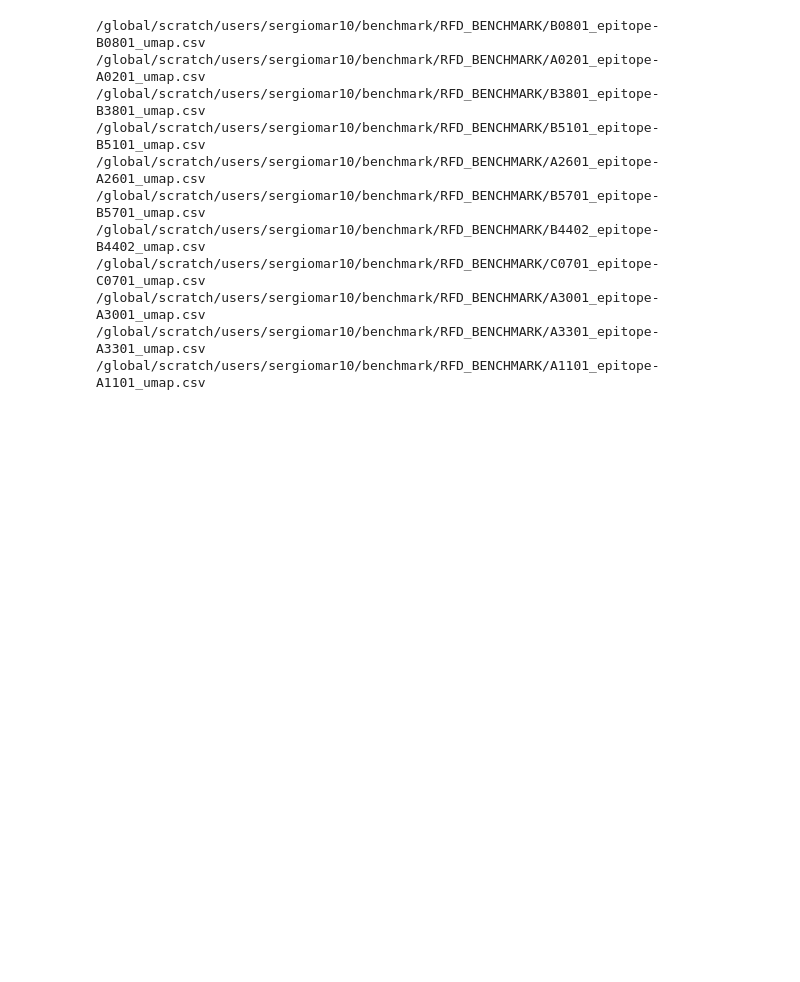
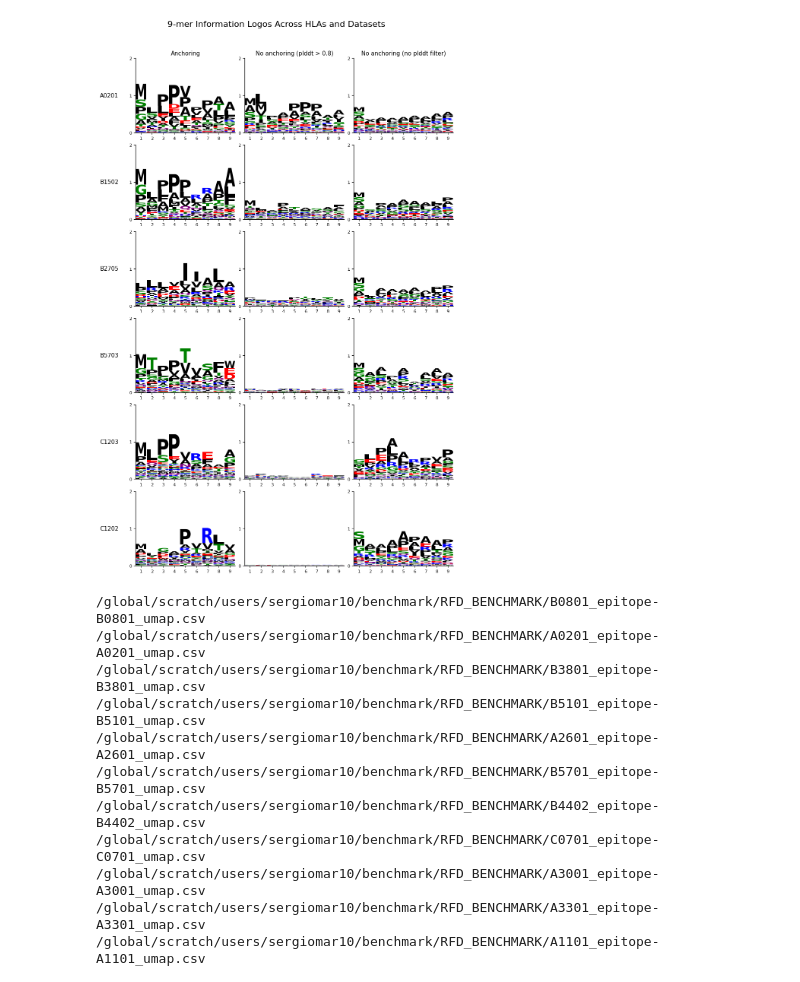
Before and after one commit to sermare/ESMCBA, a Jupyter notebook: jupyter_notebooks/rdfiffusion/ICML_notebook.ipynb, the cells around one changed output. Cells and saved outputs as stored; diff of their text form; code cells hidden in the pictures; blank space fills up the shorter version.

```diff
--- a/jupyter_notebooks/rdfiffusion/ICML_notebook.ipynb
+++ b/jupyter_notebooks/rdfiffusion/ICML_notebook.ipynb
@@ -12,2 +140,63 @@ import matplotlib.colors as mcolors
+# %%
+
+amino_acids = list("ACDEFGHIKLMNPQRSTVWY")
+bg_probs = [1 / 20] * 20
+alleles =  ['A0201','B1502', 'B2705', 'B5703', 'C1203','C1202'] #rfd_peptides_all[rfd_peptides_all['hla_allele'].notna()]['hla_allele'].unique()
+datasets_names = ["Anchoring", "No anchoring (plddt > 0.8)", "No anchoring (no plddt filter)"]
+
+n_rows = len(alleles)
+n_cols = len(datasets_names)
+
+fig, axes = plt.subplots(n_rows, n_cols, figsize=(n_cols * 3.2, n_rows * 2.4), squeeze=False)
+
+for row_idx, allele in enumerate(alleles):
+
+    pwm_pred     = build_pwm(rfd_peptides_all[(rfd_peptides_all['plddt'] > 0.6) & (rfd_peptides_all['hla_allele'] == allele)],
+                            seq_col="epitope",  allele_col="hla_allele")
+
+    pwm_train     = build_pwm(results[(results['plddt'] > 0.8) & (results['hla_allele'] == allele)],
+                        seq_col="epitope",  allele_col="hla_allele")
+
+    pwm_train2     = build_pwm(results[(results['plddt'] > 0 ) & (results['hla_allele'] == allele)],
+                        seq_col="epitope",  allele_col="hla_allele")
+
+    datasets = {
+        "Anchoring": pwm_pred,
+        "No anchoring (plddt > 0.8)": pwm_train,
+        "No anchoring (no plddt filter)": pwm_train2
+    }
+
+    common_hlas = sorted(set.intersection(*(set(d) for d in datasets.values())))
+    if not common_hlas:
+        continue
+
+    hla = common_hlas[0]  # pick one if only one per allele anyway
+
+    for col_idx, (dataset_name, pwm_dict) in enumerate(datasets.items()):
+        ax = axes[row_idx][col_idx]
+        pwm = pwm_dict[hla]
+        freq_df = pd.DataFrame(pwm, columns=amino_acids)
+        info_df = logomaker.transform_matrix(freq_df, from_type="probability", to_type="information", background=bg_probs)
+
+        logo = logomaker.Logo(info_df, ax=ax, color_scheme="chemistry")
+        logo.style_spines(visible=False)
+        logo.style_spines(spines=['left', 'bottom'], visible=True)
+
+        ax.set_xticks(range(pwm.shape[0]))
+        ax.set_xticklabels([str(i + 1) for i in range(pwm.shape[0])], fontsize=8)
+        ax.set_yticks([0, 1, 2])
+        ax.set_yticklabels(["0", "1", "2"], fontsize=8)
+        ax.set_ylabel("")
+
+        if row_idx == 0:
+            ax.set_title(dataset_name, fontsize=11, pad=6)
+        if col_idx == 0:
+            ax.set_ylabel(allele, rotation=0, fontsize=11, labelpad=38, va="center")
+
+plt.suptitle("9-mer Information Logos Across HLAs and Datasets", fontsize=16, y=1.02)
+plt.tight_layout(h_pad=0.6, w_pad=0.6)
+# plt.savefig("9mer_logos2.pdf", dpi=300, bbox_inches="tight")
+# %% [output]
+[figure, added]
 # %%
 # Load the shared peptide datasets
```
Also changed, not shown: parts of 21 cells of this notebook, 25 other files.
